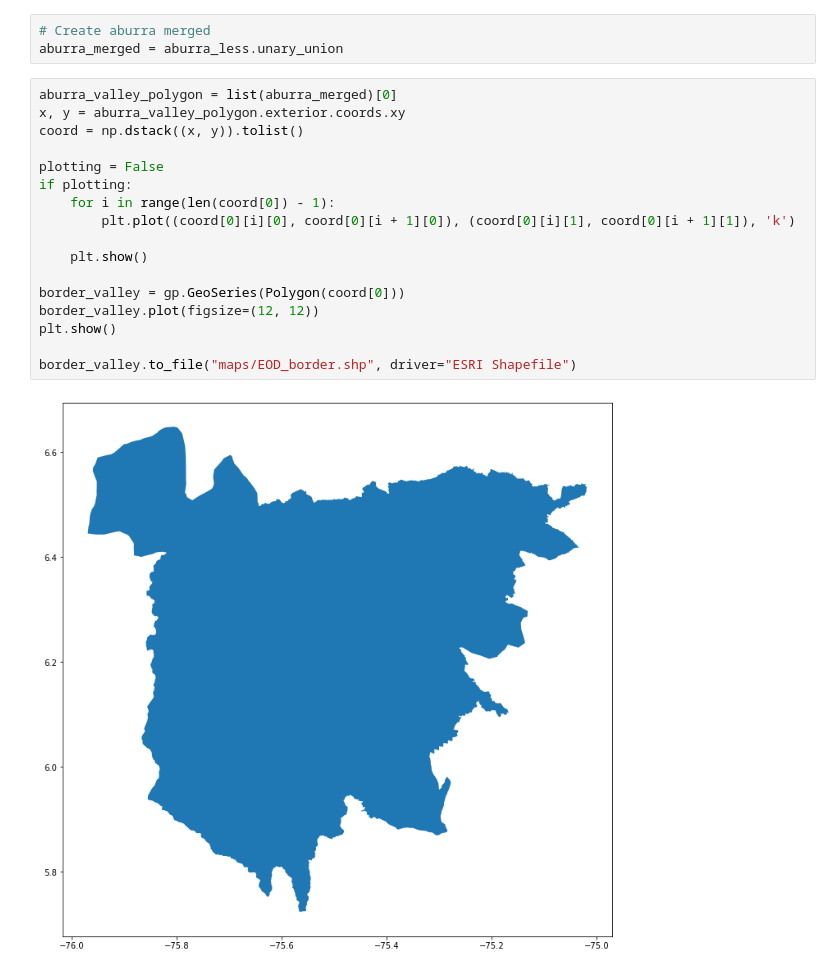
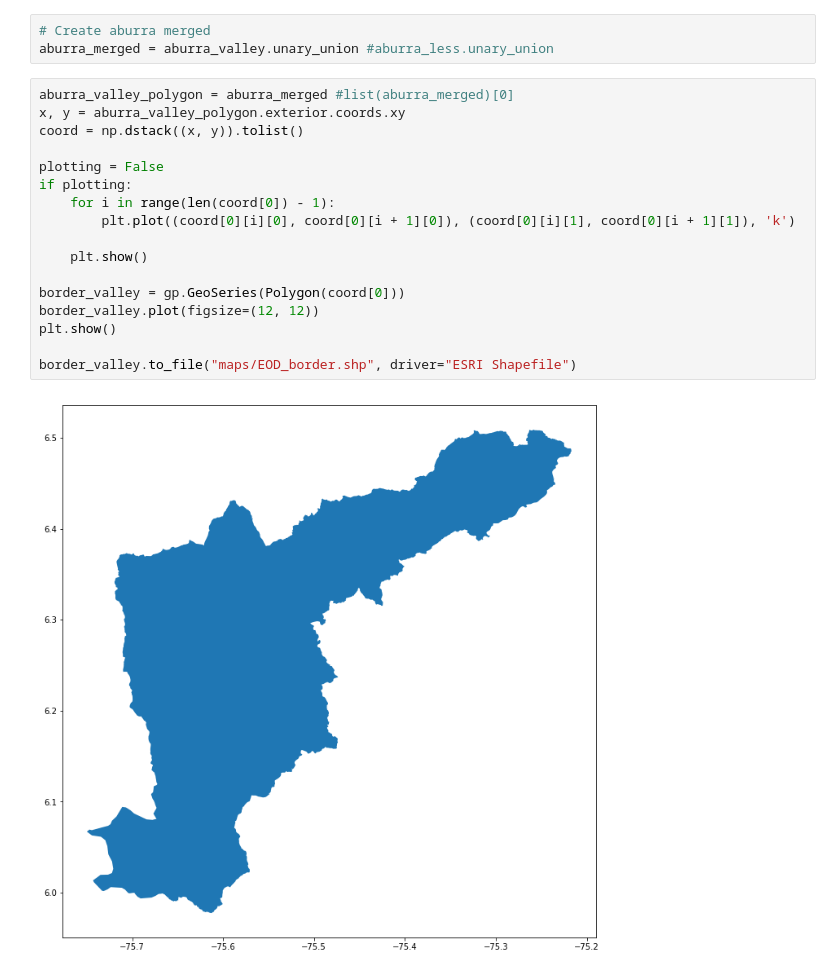
Before and after one commit to juanscr/covid-abms, a Jupyter notebook: covid/area.ipynb, the cells around one changed output. Cells and saved outputs as stored; diff of their text form.

```diff
--- a/covid/area.ipynb
+++ b/covid/area.ipynb
@@ -38,22 +45,22 @@ plt.show()
 # %%
 # Create aburra merged
-aburra_merged = aburra_less.unary_union
+aburra_merged = aburra_valley.unary_union #aburra_less.unary_union
 # %%
-aburra_valley_polygon = list(aburra_merged)[0]
+aburra_valley_polygon = aburra_merged #list(aburra_merged)[0]
 x, y = aburra_valley_polygon.exterior.coords.xy
 coord = np.dstack((x, y)).tolist()
 
 plotting = False
 if plotting:
     for i in range(len(coord[0]) - 1):
         plt.plot((coord[0][i][0], coord[0][i + 1][0]), (coord[0][i][1], coord[0][i + 1][1]), 'k')
 
     plt.show()
 
 border_valley = gp.GeoSeries(Polygon(coord[0]))
 border_valley.plot(figsize=(12, 12))
 plt.show()
 
 border_valley.to_file("maps/EOD_border.shp", driver="ESRI Shapefile")
 # %% [output]
-[figure, old version]
+[figure, new version]
```
Also changed, not shown: parts of 3 cells of this notebook, 18 other files.
